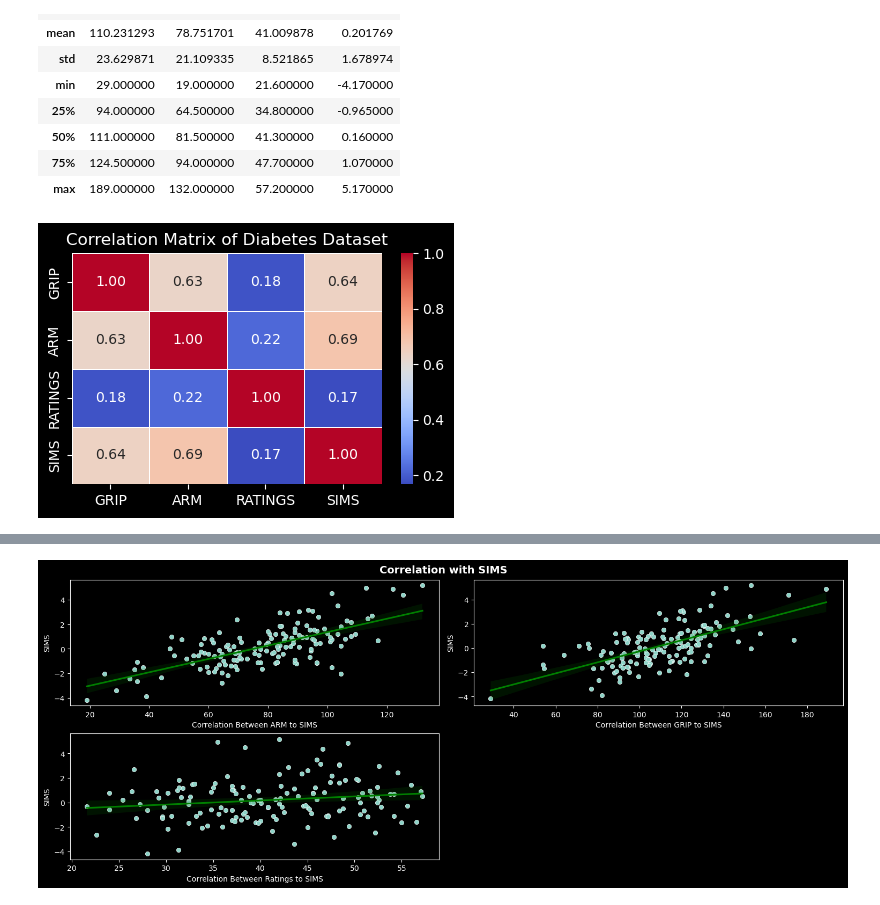
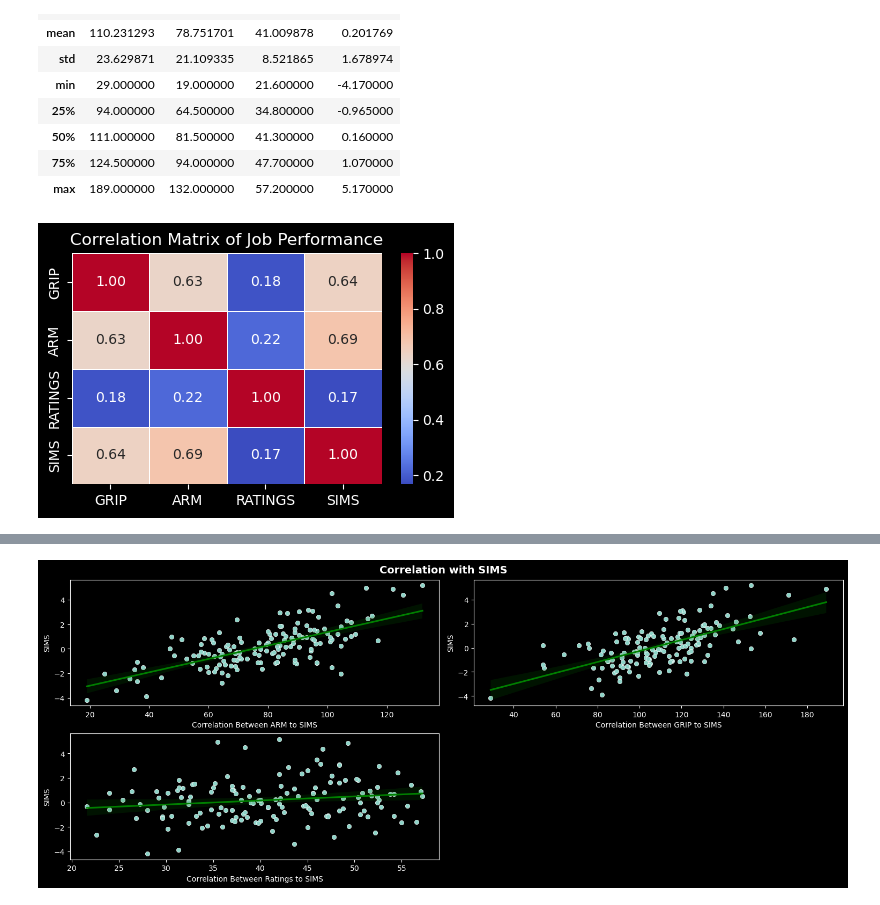
Before and after one commit to alfredwisana/DPV, a Jupyter notebook: Practical 3/assignment2.ipynb, the cells around one changed output, grey strips where cells are left out. Drawn from its saved outputs; the diff is of its cells as text; code cells hidden in the pictures.

```diff
--- a/Practical 3/assignment2.ipynb
+++ b/Practical 3/assignment2.ipynb
@@ -40,17 +40,17 @@ df.describe()
 # %%
 # correlation matrix
 
 
 # Select only numeric columns for correlation analysis
 numeric_data = df.select_dtypes(include=[float, int])
 
 # Calculate the correlation matrix
 correlation_matrix = numeric_data.corr()
 
 
 plt.figure(figsize=(5, 3))
 sns.heatmap(correlation_matrix, annot=True, fmt='.2f', cmap='coolwarm', linewidths=0.5)
-plt.title('Correlation Matrix of Diabetes Dataset')
+plt.title('Correlation Matrix of Job Performance')
 plt.show()
 # %% [output]
-[figure, old version]
+[figure, new version]
```
Also changed, not shown: parts of 3 cells of this notebook.
